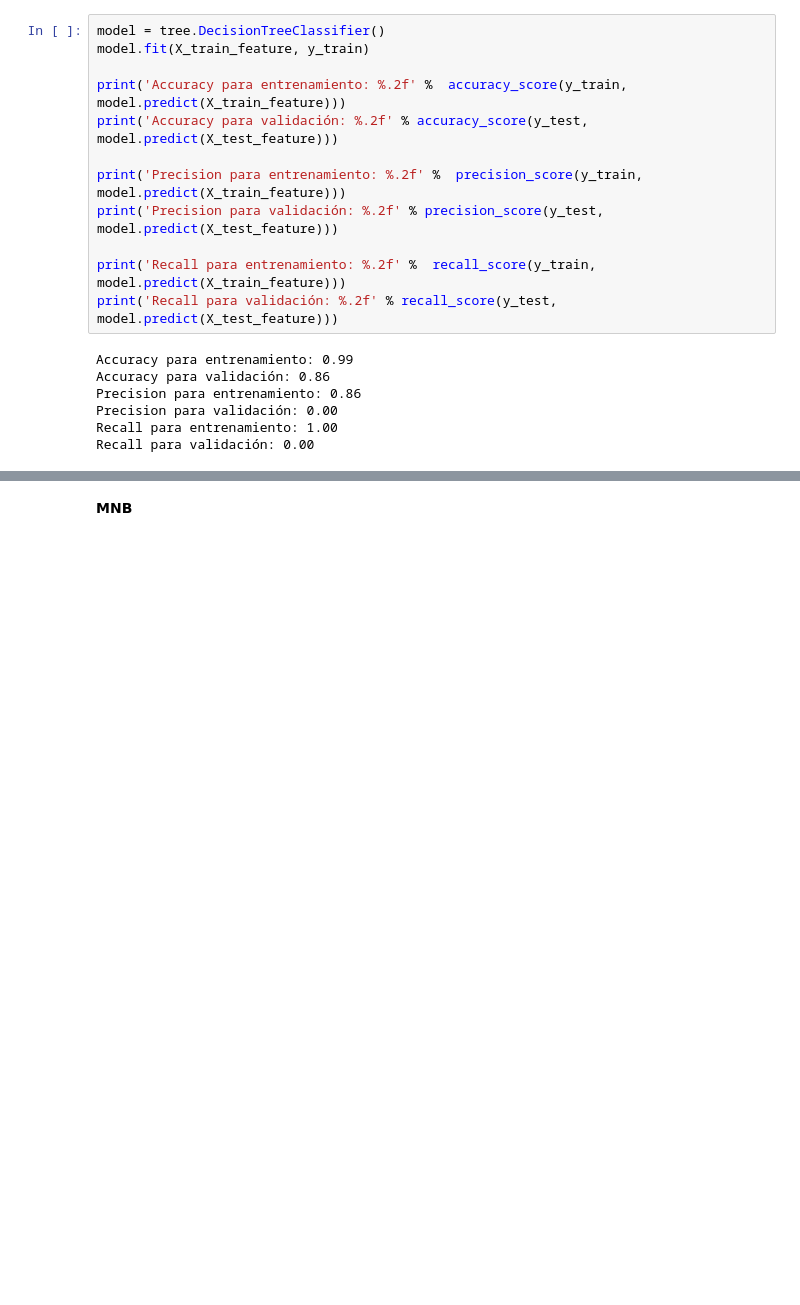
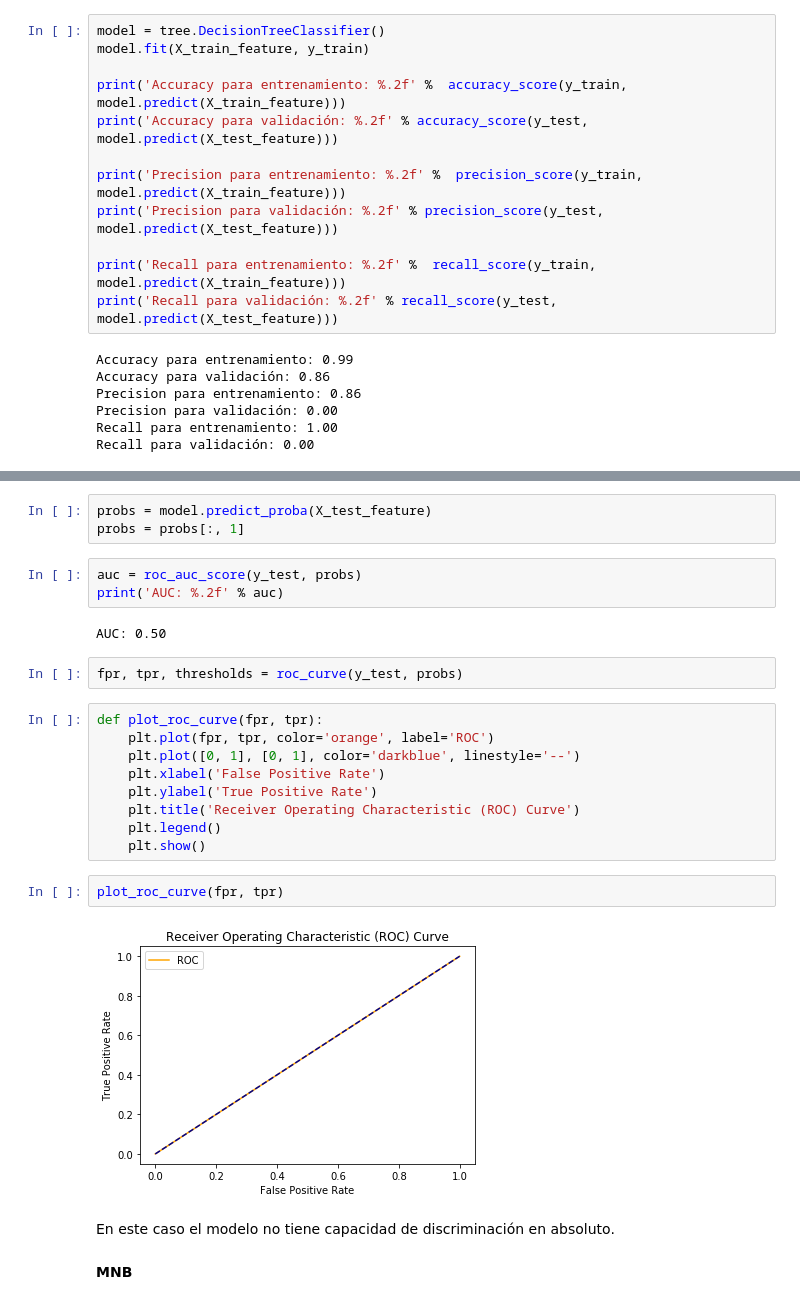
Before and after one commit to dbourdin/diplodatos-mentorias, a Jupyter notebook: AprendizajeAutomatico/retail_data_analytics.ipynb, the cells around one changed output, grey strips where cells are left out. Saved outputs shown, nothing was run; the diff lists cells and outputs as text; blank space fills up the shorter version.

```diff
--- a/AprendizajeAutomatico/retail_data_analytics.ipynb
+++ b/AprendizajeAutomatico/retail_data_analytics.ipynb
@@ -245,6 +234,31 @@ graph = graphviz.Source(dot_data)
 graph
 # %% [output]
 [drawing not drawn]
+# %%
+probs = model.predict_proba(X_test_feature)
+probs = probs[:, 1]
+# %%
+auc = roc_auc_score(y_test, probs)
+print('AUC: %.2f' % auc)
+# %% [output]
+AUC: 0.50
+# %%
+fpr, tpr, thresholds = roc_curve(y_test, probs)
+# %%
+def plot_roc_curve(fpr, tpr):
+    plt.plot(fpr, tpr, color='orange', label='ROC')
+    plt.plot([0, 1], [0, 1], color='darkblue', linestyle='--')
+    plt.xlabel('False Positive Rate')
+    plt.ylabel('True Positive Rate')
+    plt.title('Receiver Operating Characteristic (ROC) Curve')
+    plt.legend()
+    plt.show()
+# %%
+plot_roc_curve(fpr, tpr)
+# %% [output]
+[figure, added]
+# %% [markdown]
+En este caso el modelo no tiene capacidad de discriminación en absoluto.
 # %% [markdown]
 **MNB**
 # %%
```
Also changed, not shown: parts of 13 cells of this notebook, 1 other file.
